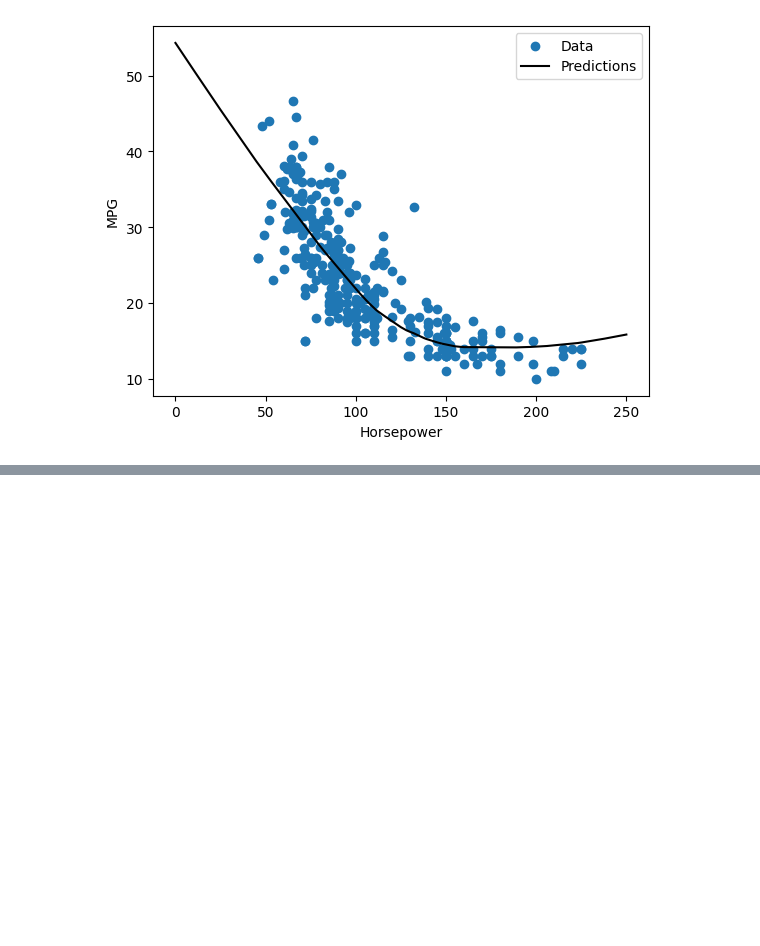
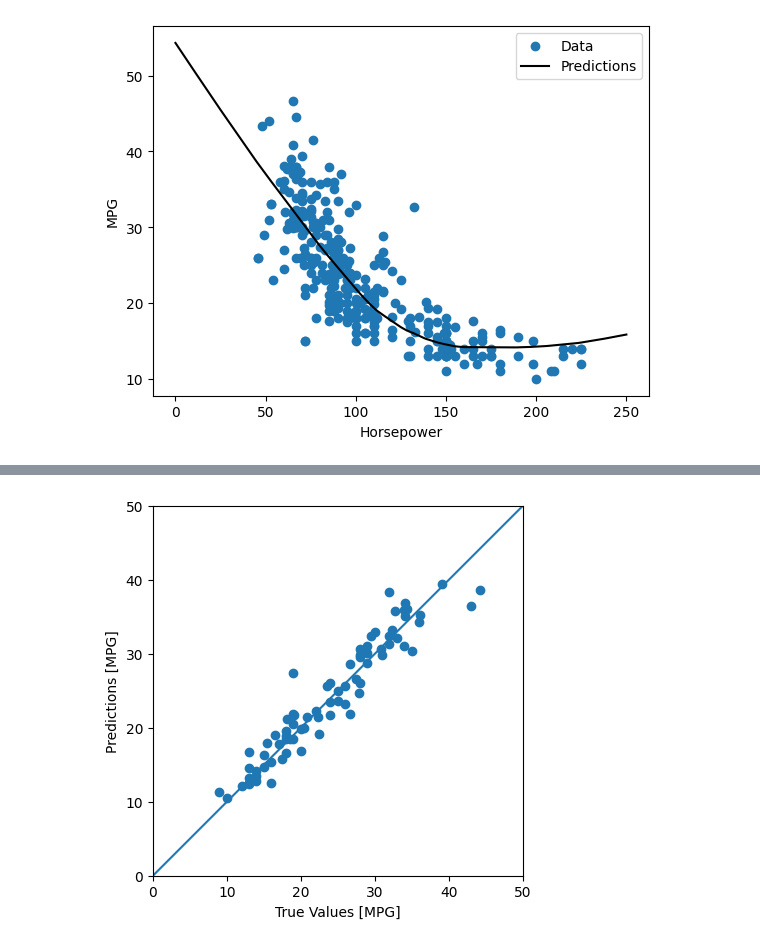
Before and after one commit to 2025-2-predictiva/PRE-06-regresion-basica-DannaLondono, a Jupyter notebook: homework/notebook.ipynb, the cells around one changed output, grey strips where cells are left out. Cells and saved outputs as stored; diff of their text form; code cells hidden in the pictures; blank space fills up the shorter version.

```diff
--- a/homework/notebook.ipynb
+++ b/homework/notebook.ipynb
@@ -367 +364,10 @@ mlp.fit(standarized_train_features, train_labels)
+# %%
+test_predictions = mlp.predict(standarized_test_features)
+
+plot_predictions(
+    y_true=test_labels,
+    y_pred=test_predictions,
+)
+# %% [output]
+[figure, added]
 # %%
```
Also changed, not shown: parts of 26 cells of this notebook, 4 other files.
